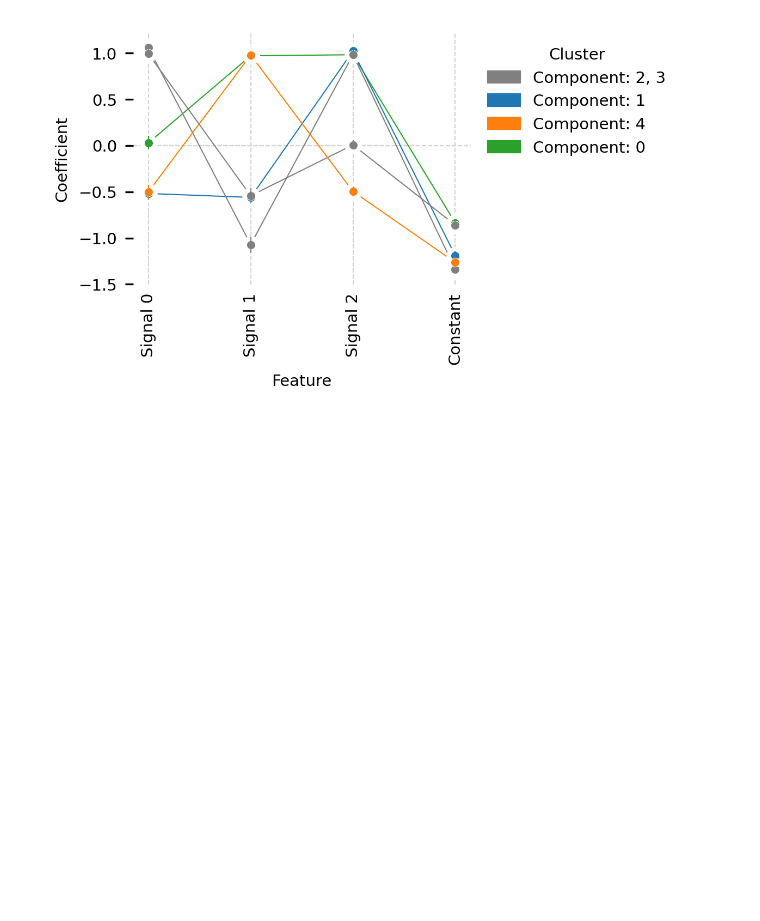
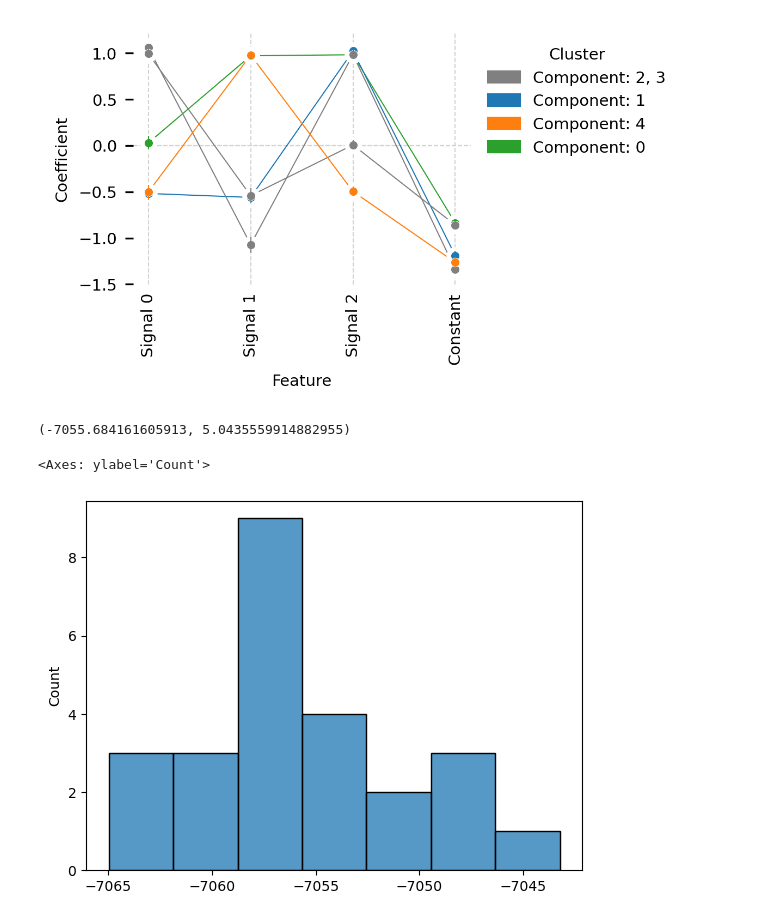
Before and after one commit to AllenWLynch/signaturemodels, a Jupyter notebook: docs/simulation_tutorial.ipynb, the cells around one changed output. Drawn from its saved outputs; the diff is of its cells as text; code cells hidden in the pictures; blank space fills up the shorter version.

Commit message:
wrote code for importance sampling from the posterior of the model

```diff
--- a/docs/simulation_tutorial.ipynb
+++ b/docs/simulation_tutorial.ipynb
@@ -203,3 +203,9 @@ Image(filename='data/model_compare_coefs.png', width = 650)
 # %%
 !locusregression model-save-signatures data/tutorial_model.pkl -o data/tutorial_model_signatures.csv
 !locusregression model-save-associations data/tutorial_model.pkl -o data/tutorial_model_associations.csv
+# %%
+from locusregression import *
+import numpy as np
+from numba import njit, jit
+model = load_model('data/tutorial_model.pkl')
+corpus = stream_corpus('data/tutorial.corpus.h5')
@@ -205,0 +334,6 @@ Image(filename='data/model_compare_coefs.png', width = 650)
+# %%
+log_p_ml_z = _conditional_logp_mutation_locus(
+        model_state= model.model_state,
+        corpus_state = model._get_test_corpus_states(corpus)['corpus1'],
+        sample = corpus[0],
+    )
@@ -205,0 +348,11 @@ Image(filename='data/model_compare_coefs.png', width = 650)
+# %%
+
+weights = annealed_importance_sampling(
+    log_p_ml_z,
+    alpha = np.array([100,150,30,30,30]),
+    n_iters = 25, n_samples_per_iter = 100,
+)
+# %%
+np.mean(weights), np.std(weights)
+# %% [output]
+(-7055.684161605913, 5.0435559914882955)
@@ -205,0 +361,5 @@ Image(filename='data/model_compare_coefs.png', width = 650)
+# %%
+sns.histplot(weights)
+# %% [output]
+<Axes: ylabel='Count'>
+[figure, added]
```
Also changed, not shown: parts of 4 cells of this notebook, 1 other file.
